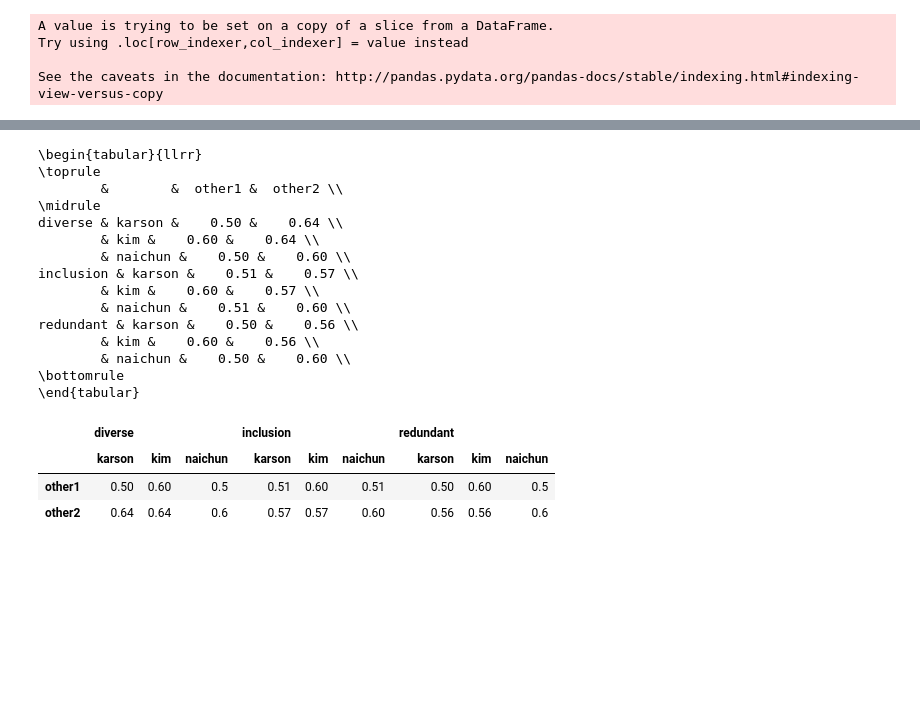
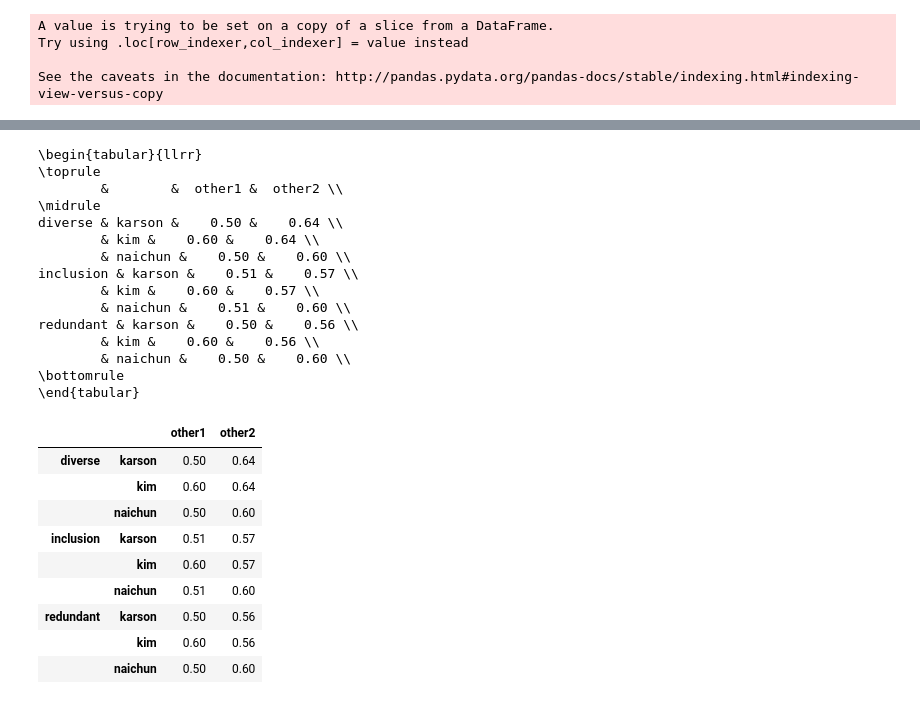
Before and after one commit to cgnorthcutt/forum-diversification, a Jupyter notebook: mmr_experiment/mmr_experiment_analysis.ipynb, the cells around one changed output, grey strips where cells are left out. Saved outputs shown, nothing was run; the diff lists cells and outputs as text; code cells hidden in the pictures; blank space fills up the shorter version.

```diff
--- a/mmr_experiment/mmr_experiment_analysis.ipynb
+++ b/mmr_experiment/mmr_experiment_analysis.ipynb
@@ -182,31 +202,37 @@ redundant & karson & -0.025851 &  0.135560 \\
 # %%
 # Compute fraction agreement
 df_cohen = mmr_results.set_index(["user"])
 agreement = {}
 
 for exp in experiments:
   for name1 in mmr_results.user.unique():
       agreement[exp, name1] = [acc(df_cohen.ix[name1][exp], df_cohen.ix[name2][exp]) for name2 in mmr_results.user.unique() if name1 != name2]
 
 print pd.DataFrame(agreement, index=["other1", "other2"]).transpose().to_latex()
-pd.DataFrame(agreement, index=["other1", "other2"])
+pd.DataFrame(agreement, index=["other1", "other2"]).transpose()
 # %% [output]
 \begin{tabular}{llrr}
 \toprule
         &        &  other1 &  other2 \\
 \midrule
 diverse & karson &    0.50 &    0.64 \\
         & kim &    0.60 &    0.64 \\
         & naichun &    0.50 &    0.60 \\
 inclusion & karson &    0.51 &    0.57 \\
         & kim &    0.60 &    0.57 \\
         & naichun &    0.51 &    0.60 \\
 redundant & karson &    0.50 &    0.56 \\
         & kim &    0.60 &    0.56 \\
         & naichun &    0.50 &    0.60 \\
 \bottomrule
 \end{tabular}
-|  | diverse |  |  | inclusion |  |  | redundant |  |  |
-|  | karson | kim | naichun | karson | kim | naichun | karson | kim | naichun |
-| other1 | 0.50 | 0.60 | 0.5 | 0.51 | 0.60 | 0.51 | 0.50 | 0.60 | 0.5 |
-| other2 | 0.64 | 0.64 | 0.6 | 0.57 | 0.57 | 0.60 | 0.56 | 0.56 | 0.6 |
+|  |  | other1 | other2 |
+| diverse | karson | 0.50 | 0.64 |
+|  | kim | 0.60 | 0.64 |
+|  | naichun | 0.50 | 0.60 |
+| inclusion | karson | 0.51 | 0.57 |
+|  | kim | 0.60 | 0.57 |
+|  | naichun | 0.51 | 0.60 |
+| redundant | karson | 0.50 | 0.56 |
+|  | kim | 0.60 | 0.56 |
+|  | naichun | 0.50 | 0.60 |
```
Also changed, not shown: parts of 5 cells of this notebook, 1 other file.
